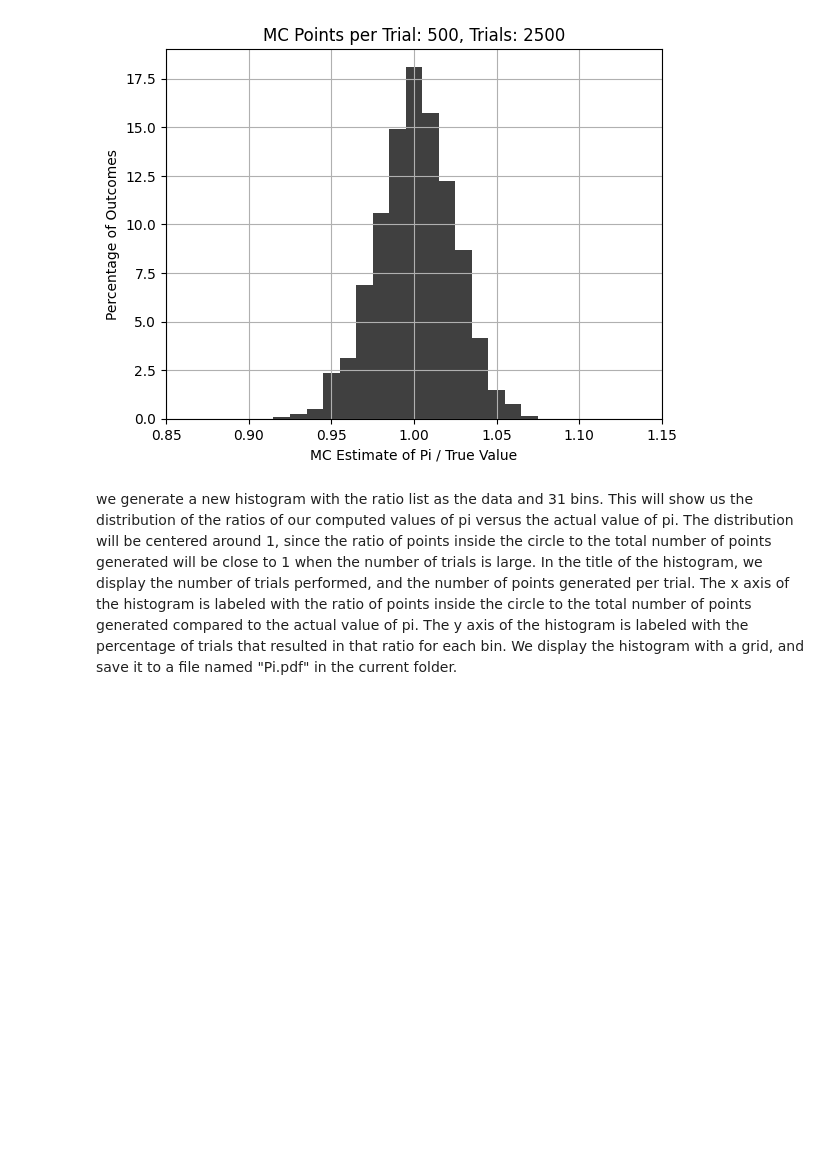
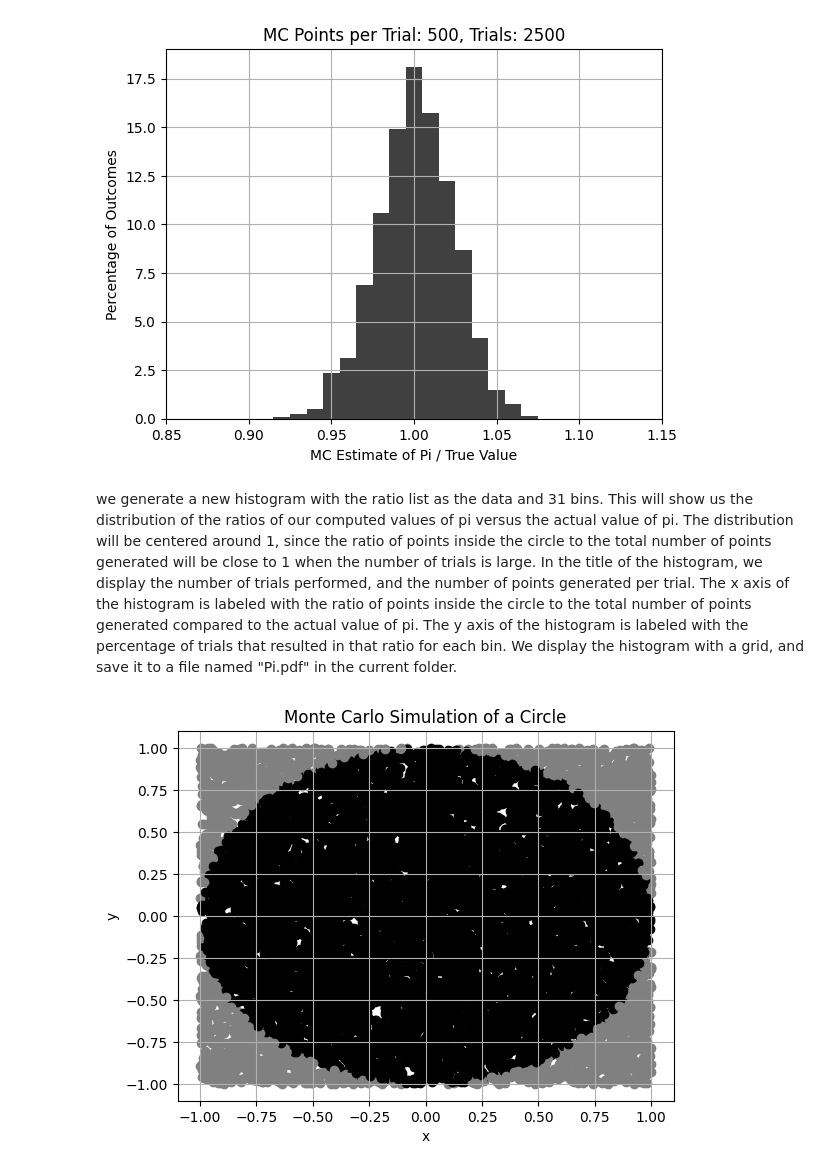
Before and after one commit to alexMcGarity/computational-physics, a Jupyter notebook: Project Two/PiDesc.ipynb, the cells around one changed output. Drawn from its saved outputs; the diff is of its cells as text; code cells hidden in the pictures; blank space fills up the shorter version.

```diff
--- a/Project Two/PiDesc.ipynb
+++ b/Project Two/PiDesc.ipynb
@@ -57,3 +57,37 @@ fig.savefig("./Pi.pdf")
 # %% [markdown]
 we generate a new histogram with the ratio list as the data and 31 bins. This will show us the distribution of the ratios of our computed values of pi versus the actual value of pi. The distribution will be centered around 1, since the ratio of points inside the circle to the total number of points generated will be close to 1 when the number of trials is large. In the title of the histogram, we display the number of trials performed, and the number of points generated per trial. The x axis of the histogram is labeled with the ratio of points inside the circle to the total number of points generated compared to the actual value of pi.
 The y axis of the histogram is labeled with the percentage of trials that resulted in that ratio for each bin. We display the histogram with a grid, and save it to a file named "Pi.pdf" in the current folder.
+# %%
+#version of the given code that scatterplots all location data and generates a circle
+
+import math
+import random as rnd
+import matplotlib.pyplot as plt
+
+pi = 4.0 * math.atan2(1, 1)
+
+points = int(input("Enter number of MC points per trial [500] : ") or 500)
+trials = int(input("Enter number of trials [20] : ") or 20)
+rnd.seed(int(input("Enter random number seed [ 0 => system ] : ") or 0) or None)
+
+ratio = []
+
+for i in range(trials):
+    bounded = 0
+    for j in range(points):
+        x = rnd.uniform(-1.0, +1.0)
+        y = rnd.uniform(-1.0, +1.0)
+        bounded += (math.sqrt(x**2 + y**2)<= 1)
+        if math.sqrt(x**2 + y**2) <= 1:
+            plt.scatter(x, y, color="0.0")
+        else:
+            plt.scatter(x, y, color="0.5")
+    ratio.append(4.0 * bounded / points / pi)
+
+plt.title("Monte Carlo Simulation of a Circle")
+plt.xlabel("x")
+plt.ylabel("y")
+plt.grid()
+plt.show()
+# %% [output]
+[figure, added]
```
Also changed, not shown: parts of 1 cell of this notebook.
